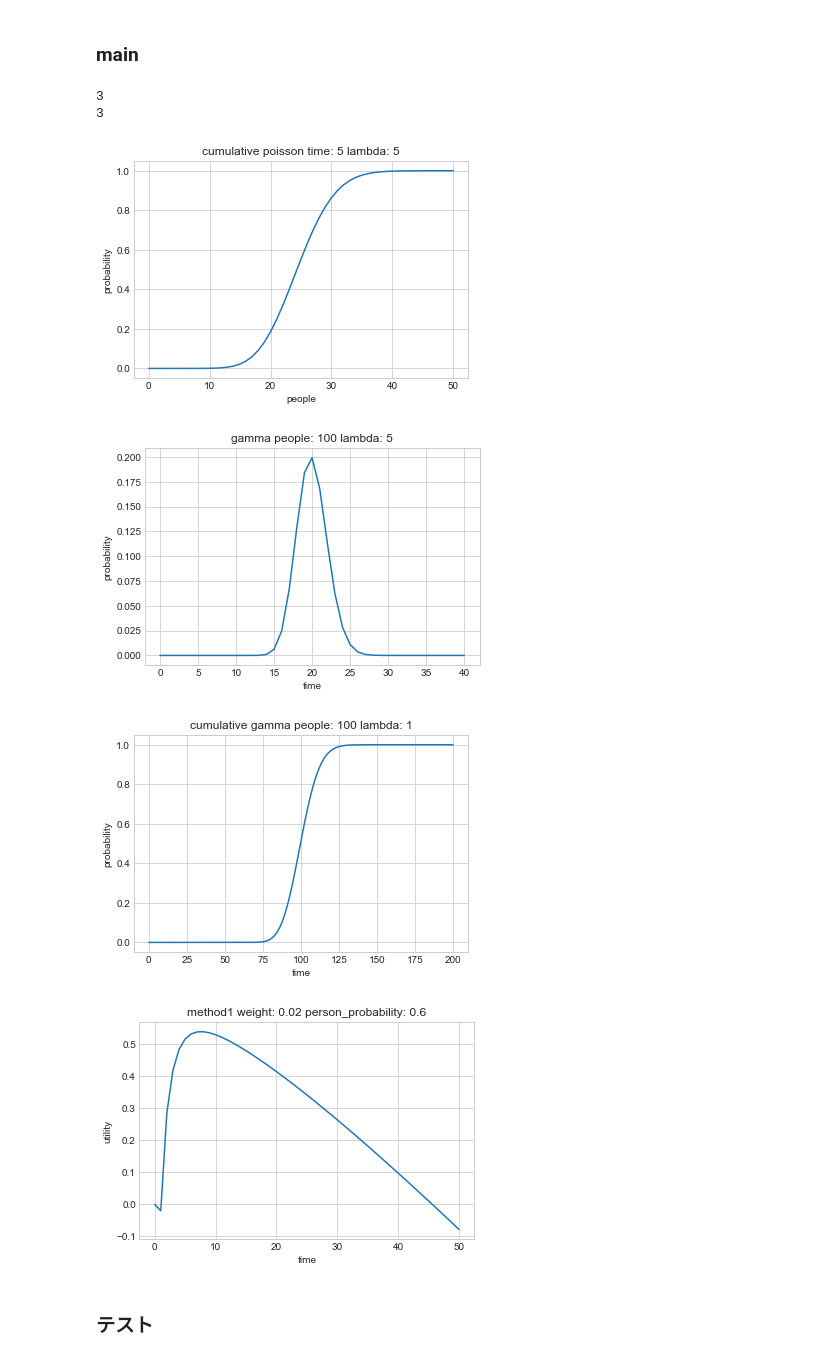
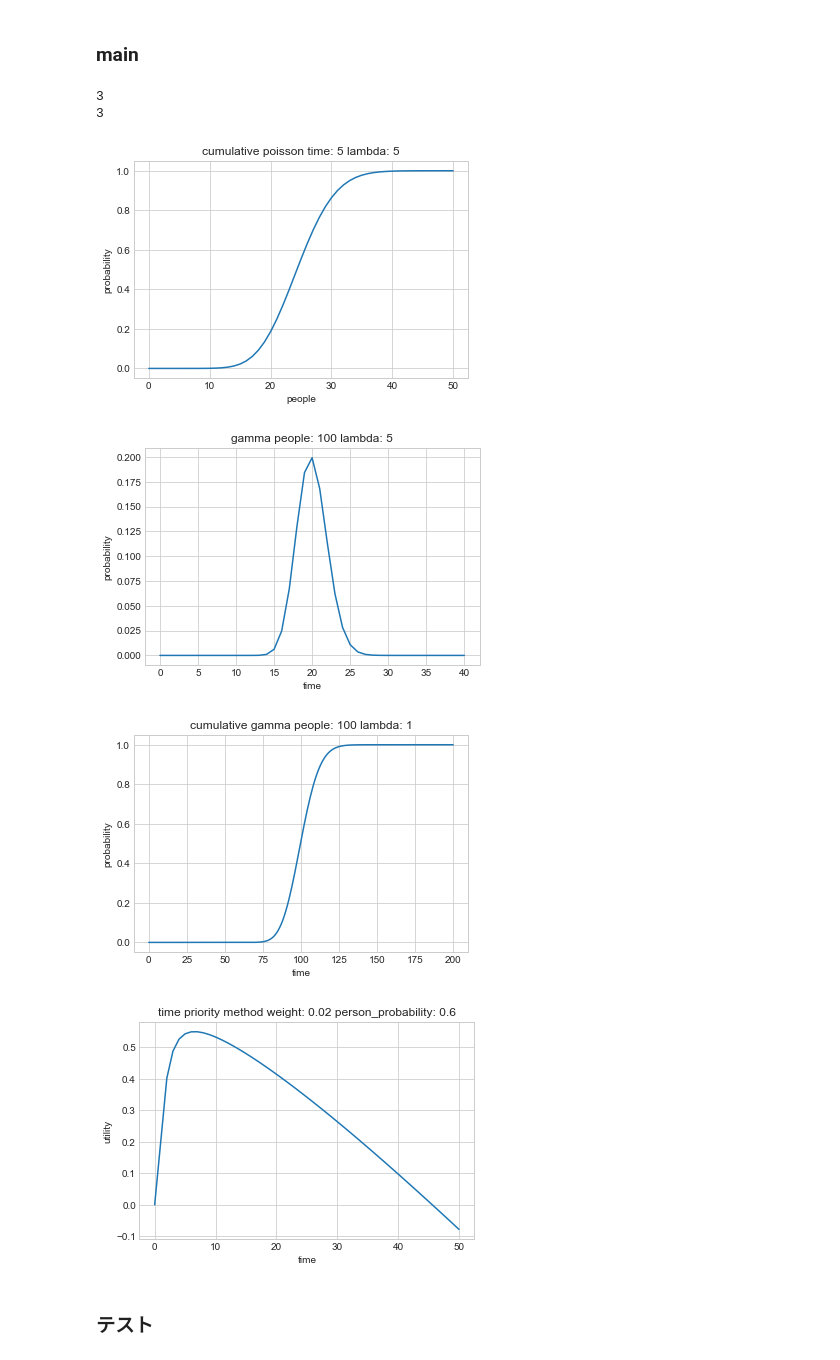
Before and after one commit to k33asby/opinion-aggregation-experiment, a Jupyter notebook: py/simulation.ipynb, the cells around one changed output. Cells and saved outputs as stored; diff of their text form; code cells hidden in the pictures.

Commit message:
Fix time_priority_method

```diff
--- a/py/simulation.ipynb
+++ b/py/simulation.ipynb
@@ -86,9 +86,8 @@ class Modeling:
     def time_priority_method(self, t, w, p, lambda_poisson):
         if t == 0: return 0
         utility = 0
-        for i in range(1, lambda_poisson * t, 1):
-            utility += self.poisson_probability(2 * i - 1, t, lambda_poisson) * self.acc_odd(2 * i - 1, p)
-            utility += self.poisson_probability(2 * i, t, lambda_poisson) * self.acc_even(2 * i, p)
+        for i in range(1, 2 * lambda_poisson * t, 1):
+                utility += self.poisson_probability(i, t, lambda_poisson) * self.acc(i, p)
         utility -= w * t
         return utility
 
@@ -324,30 +323,30 @@ class PlotGraph:
 # %%
 sns.set_style("whitegrid")
 m = Modeling()
 pg = PlotGraph()
 
 print m.inc_and_dec_time_method2(30, 0.02, 0.6, 1)
 print m.inc_and_dec_time_method3(30, 15, 0.02, 0.6, 1)
 
 # pg.plot_g(40, 20, 2)
 # pg.plot_poisson(30,1)
 pg.plot_cumulative_poisson(5,5)
 pg.plot_gamma(100,5)
 pg.plot_cumulative_gamma(100, 1)
-# pg.plot_time_priority(0.02, 0.6, 1)
+pg.plot_time_priority(0.02, 0.6, 1)
 # pg.plot_poll_priority(0.02, 0.6, 1)
 # pg.plot_vote_priority(0.02, 0.6, 1)
-pg.plot_method1(0.02, 0.6, 1)
-pg.plot_method2(30, 0.02, 0.6, 1)
-pg.plot_method3(30, 30, 0.02, 0.6, 1)
+# pg.plot_method1(0.02, 0.6, 1)
+# pg.plot_method2(30, 0.02, 0.6, 1)
+# pg.plot_method3(30, 30, 0.02, 0.6, 1)
 # pg.plot_method4(40, 0.02, 0.6, 1)
 # %% [output]
 3
 3
 [figure]
 [figure]
 [figure]
-[figure, old version]
+[figure, new version]
 # %%
 # sns.set_style("whitegrid")
 # pg = PlotGraph(50, 2)
```
Also changed, not shown: parts of 1 cell of this notebook, 1 other file.
